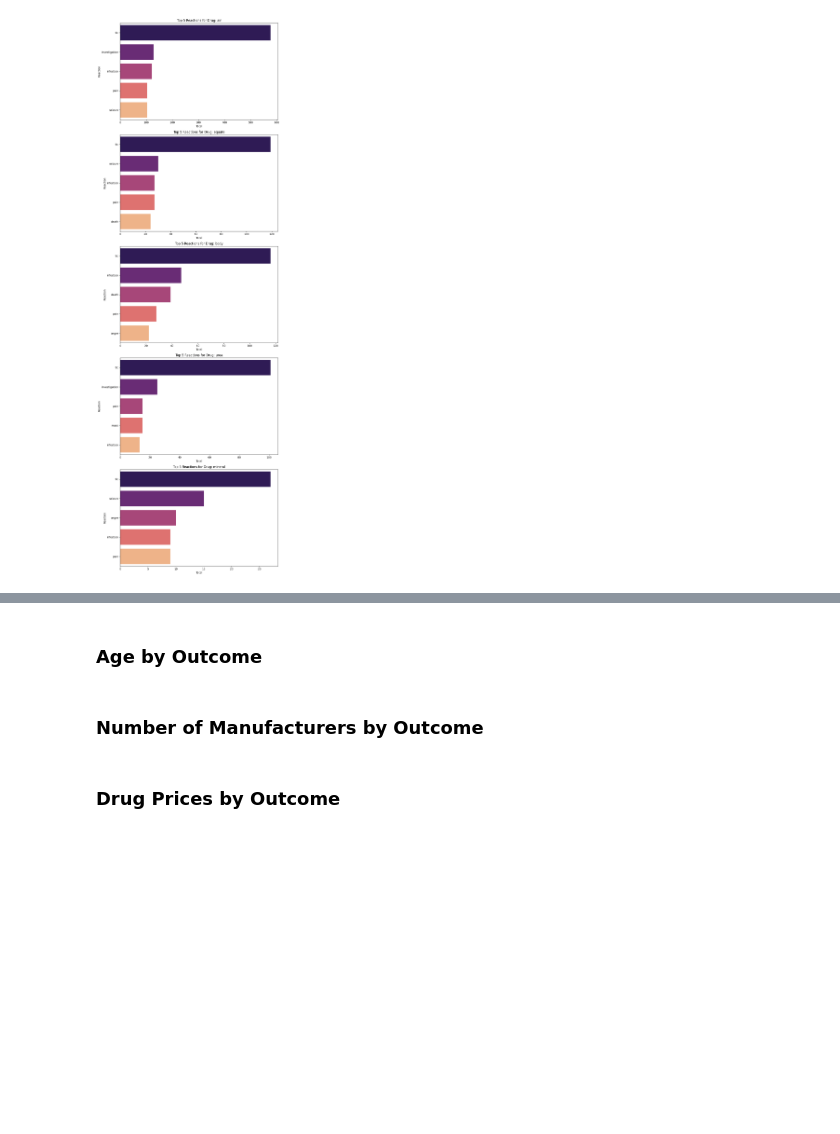
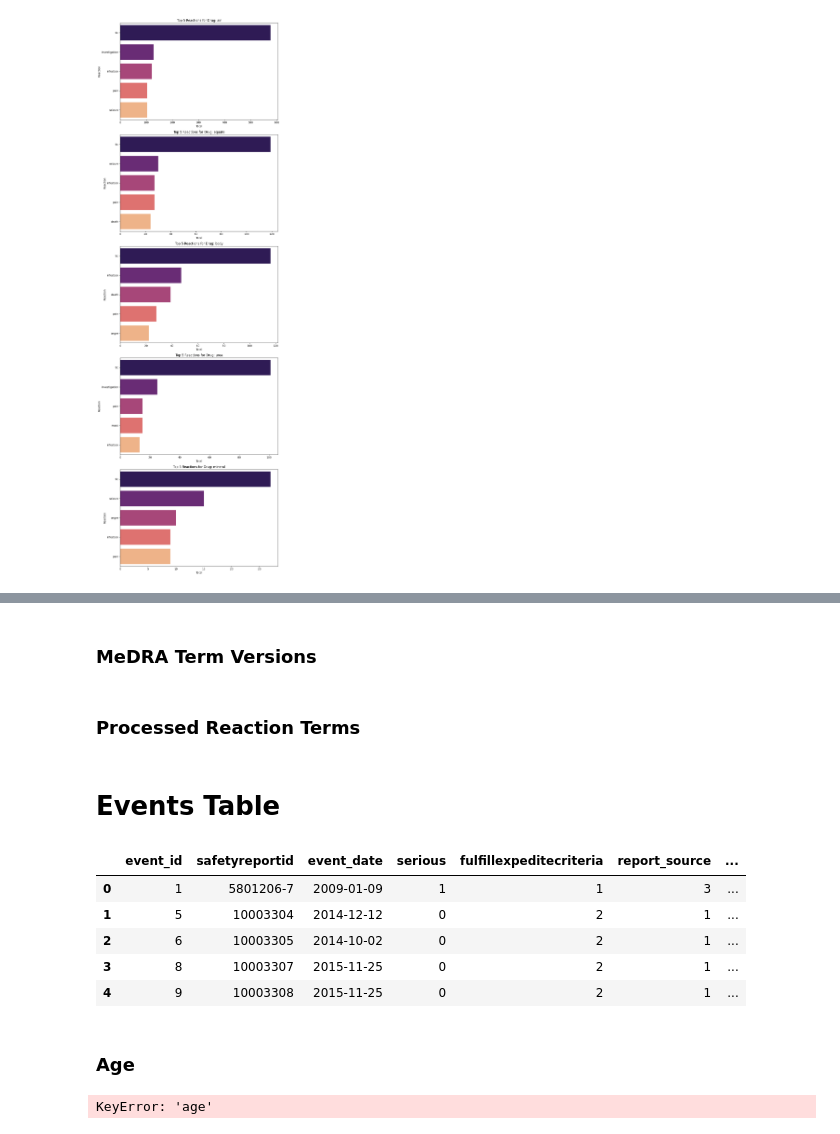
Before and after one commit to teamlunarlanding/Pharma-Drug-Surveillance, a Jupyter notebook: DataExploration.ipynb, the cells around one changed output, grey strips where cells are left out. Saved outputs shown, nothing was run; the diff lists cells and outputs as text; code cells hidden in the pictures; blank space fills up the shorter version.

```diff
--- a/DataExploration.ipynb
+++ b/DataExploration.ipynb
@@ -100,0 +146,4 @@ plt.show()
+# %% [markdown]
+### MeDRA Term Versions
+# %% [markdown]
+### Processed Reaction Terms
@@ -100,0 +152,13 @@ plt.show()
+# %% [markdown]
+# Events Table
+# %%
+# Update to query
+events = pd.read_csv('DataLibrary/events_table.csv')
+events.head()
+# %% [output]
+|  | event_id | safetyreportid | event_date | serious | fulfillexpeditecriteria | report_source | ... |
+| 0 | 1 | 5801206-7 | 2009-01-09 | 1 | 1 | 3 | ... |
+| 1 | 5 | 10003304 | 2014-12-12 | 0 | 2 | 1 | ... |
+| 2 | 6 | 10003305 | 2014-10-02 | 0 | 2 | 1 | ... |
+| 3 | 8 | 10003307 | 2015-11-25 | 0 | 2 | 1 | ... |
+| 4 | 9 | 10003308 | 2015-11-25 | 0 | 2 | 1 | ... |
@@ -101,6 +167,13 @@ plt.show()
 # %% [markdown]
-### Age by Outcome
+### Age
-# %% [markdown]
-### Number of Manufacturers by Outcome
-# %% [markdown]
-### Drug Prices by Outcome
+# %%
+# Distribution of Age
+plt.hist(events['age'].astype('float'))
+ticks = np.arange(0, 100, 5)  # Customize this range as needed
+plt.xticks(ticks)
+plt.xlabel('Age (years)')
+plt.ylabel('Frequency')
+plt.title('Age Distribution')
+plt.show()
+# %% [output]
+KeyError: 'age'
```
Also changed, not shown: parts of 54 cells of this notebook, 4 other files.
